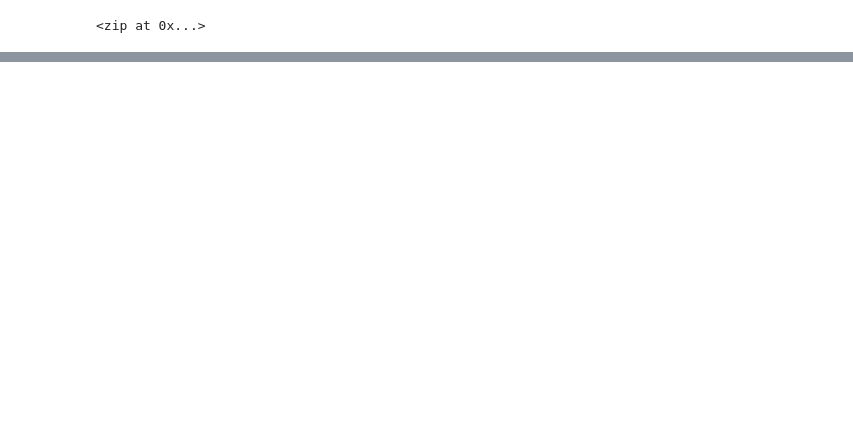
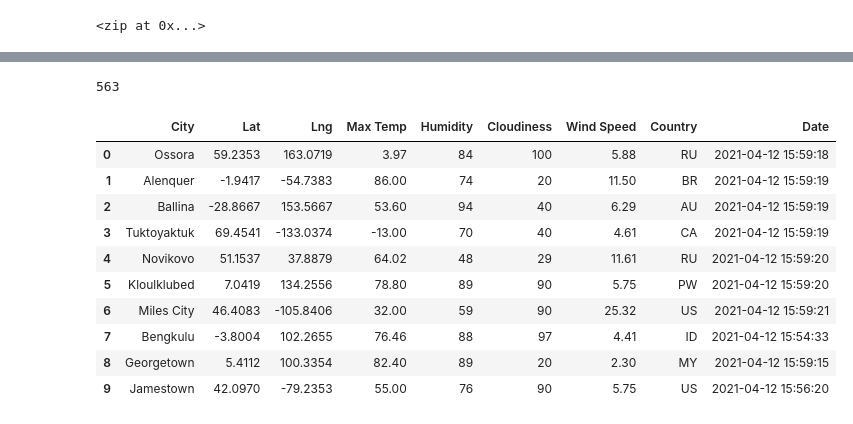
Before and after one commit to sdramsey89/World_Weather_Analysis, a Jupyter notebook: WeatherPy.ipynb, the cells around one changed output, grey strips where cells are left out. Drawn from its saved outputs; the diff is of its cells as text; code cells hidden in the pictures; blank space fills up the shorter version.

Commit message:
Adding Weather Analysis and updating .gitignore

```diff
--- a/WeatherPy.ipynb
+++ b/WeatherPy.ipynb
@@ -7,3 +16,6 @@ from citipy import citipy
+# %%
+# Starting URL for Weather Map API Call.
+url = "http://api.openweathermap.org/data/2.5/weather?units=Imperial&APPID=" + weather_api_key
 # %%
 # Create a set of random latitude and longitude combinations.
 lats = np.random.uniform(low=-90.000, high=90.000, size=1500)
@@ -31,0 +122,20 @@ len(cities)
+# %%
+len(city_data)
+# %% [output]
+563
+# %%
+# Convert the array of dictionaries to a Pandas DataFrame.
+city_data_df = pd.DataFrame(city_data)
+city_data_df.head(10)
+# %% [output]
+|  | City | Lat | Lng | Max Temp | Humidity | Cloudiness | Wind Speed | Country | Date |
+| 0 | Ossora | 59.2353 | 163.0719 | 3.97 | 84 | 100 | 5.88 | RU | 2021-04-12 15:59:18 |
+| 1 | Alenquer | -1.9417 | -54.7383 | 86.00 | 74 | 20 | 11.50 | BR | 2021-04-12 15:59:19 |
+| 2 | Ballina | -28.8667 | 153.5667 | 53.60 | 94 | 40 | 6.29 | AU | 2021-04-12 15:59:19 |
+| 3 | Tuktoyaktuk | 69.4541 | -133.0374 | -13.00 | 70 | 40 | 4.61 | CA | 2021-04-12 15:59:19 |
+| 4 | Novikovo | 51.1537 | 37.8879 | 64.02 | 48 | 29 | 11.61 | RU | 2021-04-12 15:59:20 |
+| 5 | Kloulklubed | 7.0419 | 134.2556 | 78.80 | 89 | 90 | 5.75 | PW | 2021-04-12 15:59:20 |
+| 6 | Miles City | 46.4083 | -105.8406 | 32.00 | 59 | 90 | 25.32 | US | 2021-04-12 15:59:21 |
+| 7 | Bengkulu | -3.8004 | 102.2655 | 76.46 | 88 | 97 | 4.41 | ID | 2021-04-12 15:54:33 |
+| 8 | Georgetown | 5.4112 | 100.3354 | 82.40 | 89 | 20 | 2.30 | MY | 2021-04-12 15:59:15 |
+| 9 | Jamestown | 42.0970 | -79.2353 | 55.00 | 76 | 90 | 5.75 | US | 2021-04-12 15:56:20 |
```
Also changed, not shown: parts of 7 cells of this notebook, 1 other file.
